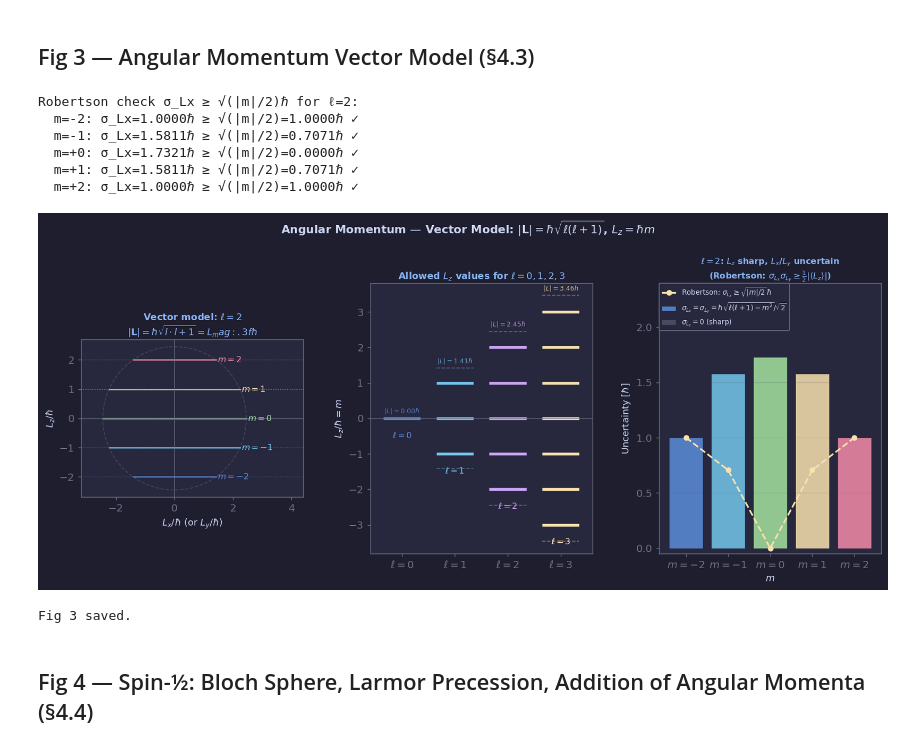
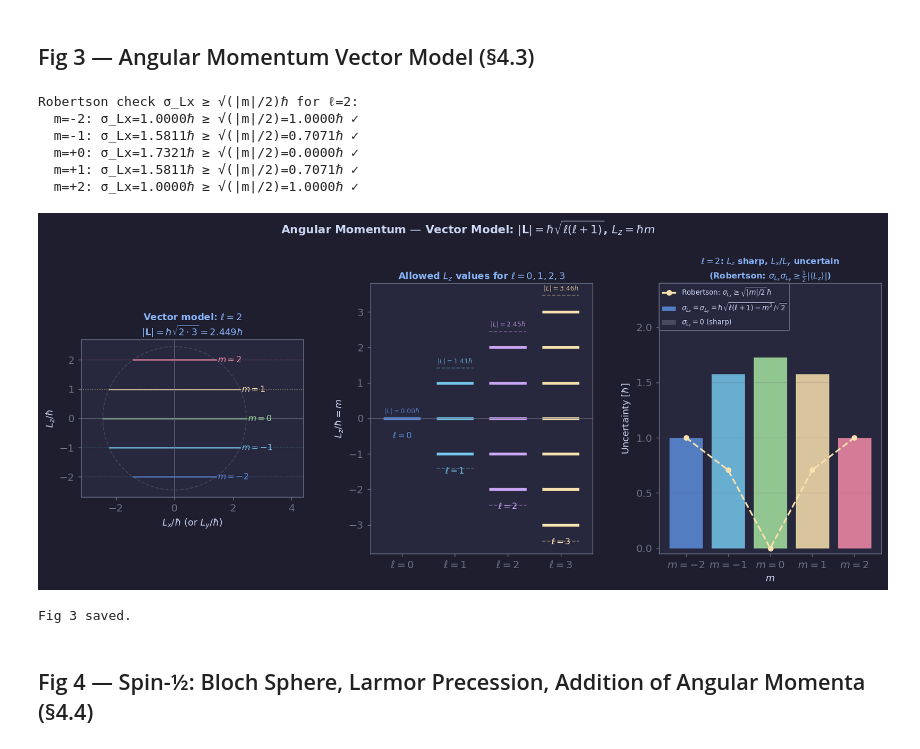
Before and after one commit to SeoulTechPSE/introduction_to_quantum_mechanics, a Jupyter notebook: qm_ch04_figures.ipynb, the cells around one changed output. Drawn from its saved outputs; the diff is of its cells as text; code cells hidden in the pictures.

```diff
--- a/qm_ch04_figures.ipynb
+++ b/qm_ch04_figures.ipynb
@@ -287,7 +287,7 @@ ax.axhline(0, color=MUTED, lw=0.7)
 ax.axvline(0, color=MUTED, lw=0.7)
 ax.set_xlabel(r'$L_x/\hbar$ (or $L_y/\hbar$)')
 ax.set_ylabel(r'$L_z/\hbar$')
-ax.set_title(fr'Vector model: $\ell={l}$' +'\n' +'$|\mathbf{{L}}|=\hbar\sqrt{{{l}\cdot{l+1}}}={L_mag:.3f}\hbar$',
+ax.set_title(fr'Vector model: $\ell={l}$' +'\n' +fr'$|\mathbf{{L}}|=\hbar\sqrt{{{l}\cdot{l+1}}}={L_mag:.3f}\hbar$',
              color=SKY, fontsize=10, pad=4)
 ax.set_aspect('equal'); ax.grid(True, alpha=0.25)
 ax.set_xlim(-L_mag*1.3, L_mag*1.8)
@@ -343,34 +343,34 @@ ax3.plot(ms3, robertson_bound, color=AMBER, lw=1.8, ls='--', marker='o', ms=5,
 print('Robertson check σ_Lx ≥ √(|m|/2)ℏ for ℓ=2:')
 for m, s in zip(ms3, sig_Lx):
     bound = np.sqrt(abs(m)/2)
     ok = s >= bound - 1e-10
     print(f'  m={m:+d}: σ_Lx={s:.4f}ℏ ≥ √(|m|/2)={bound:.4f}ℏ ✓' if ok else f'  m={m}: FAIL')
 
 ax3.set_xlabel(r'$m$')
 ax3.set_ylabel(r'Uncertainty $[\hbar]$')
 ax3.set_title(fr'$\ell={l}$: $L_z$ sharp, $L_x$/$L_y$ uncertain' + '\n' +
               r'(Robertson: $\sigma_{{L_x}}\sigma_{{L_y}}\geq\frac{{1}}{{2}}|\langle L_z\rangle|$)',
               color=SKY, fontsize=9, pad=4)
 ax3.legend(fontsize=7.5, loc='upper left',
            bbox_to_anchor=(0.0, 1.0), borderaxespad=0,
            framealpha=0.90)
 ax3.grid(True, axis='y', alpha=0.25)
 ax3.set_ylim(-0.05, 2.4) #ax3.get_ylim()[1] if hasattr(ax3, '_ylim_set') else 1.5)
 ax3.set_xticks(ms3)
 ax3.set_xticklabels([fr'$m={m}$' for m in ms3])
 
 fig.subplots_adjust(top=0.88)
 plt.savefig('ch04_fig3_angular_momentum.png', **SAVEKW)
 plt.show()
 print('Fig 3 saved.')
 # %% [output]
 Robertson check σ_Lx ≥ √(|m|/2)ℏ for ℓ=2:
   m=-2: σ_Lx=1.0000ℏ ≥ √(|m|/2)=1.0000ℏ ✓
   m=-1: σ_Lx=1.5811ℏ ≥ √(|m|/2)=0.7071ℏ ✓
   m=+0: σ_Lx=1.7321ℏ ≥ √(|m|/2)=0.0000ℏ ✓
   m=+1: σ_Lx=1.5811ℏ ≥ √(|m|/2)=0.7071ℏ ✓
   m=+2: σ_Lx=1.0000ℏ ≥ √(|m|/2)=1.0000ℏ ✓
-[figure, old version]
+[figure, new version]
 Fig 3 saved.
 # %% [markdown]
 ## Fig 4 — Spin-½: Bloch Sphere, Larmor Precession, Addition of Angular Momenta (§4.4)
```
Also changed, not shown: parts of 1 cell of this notebook.
